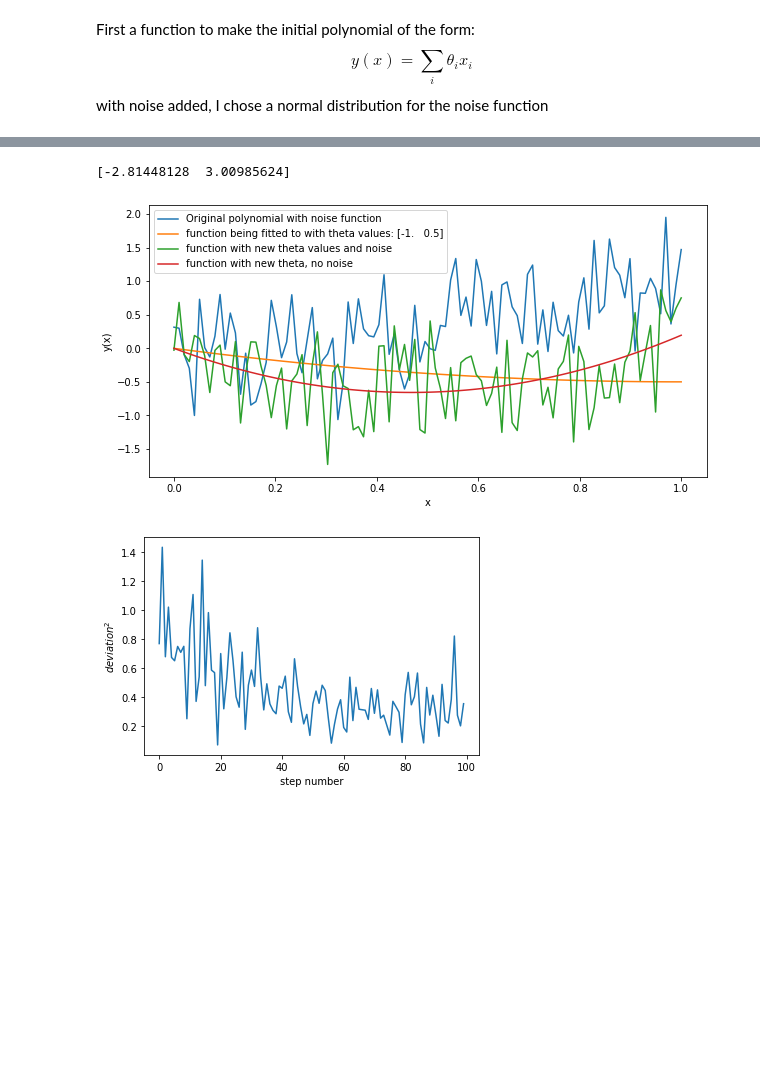
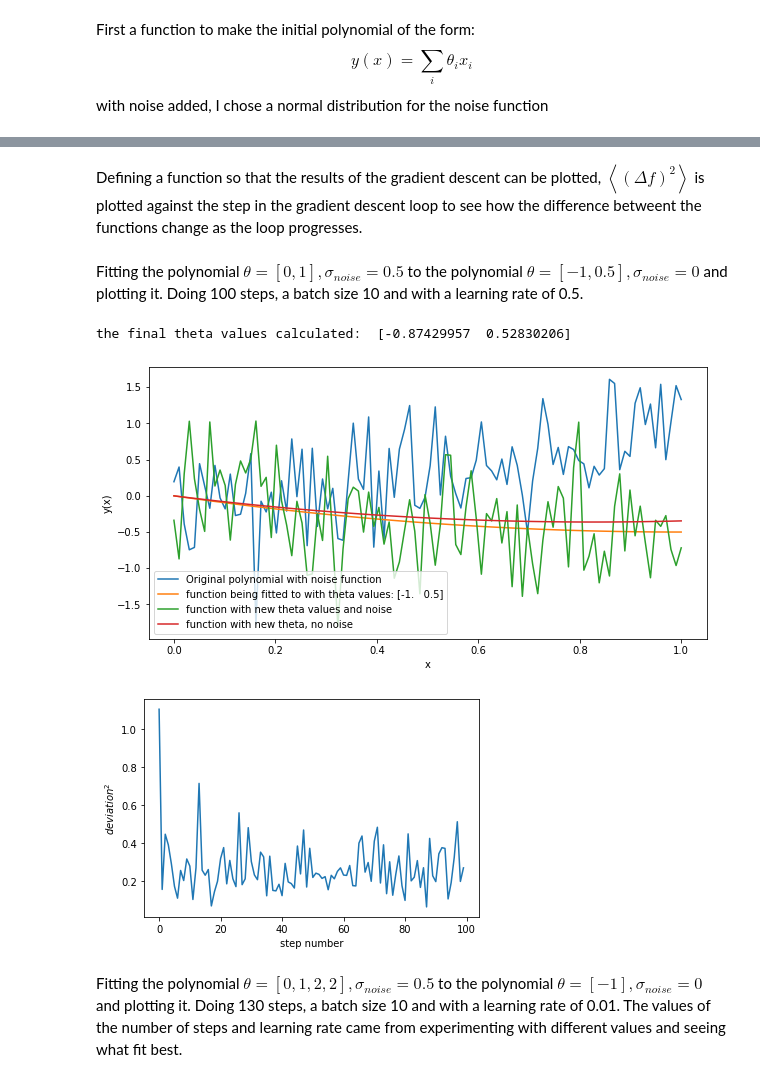
Before and after one commit to logansdmi/CurveFitting, a Jupyter notebook: CurveFitting.ipynb, the cells around one changed output, grey strips where cells are left out. Saved outputs shown, nothing was run; the diff lists cells and outputs as text; code cells hidden in the pictures; blank space fills up the shorter version.

```diff
--- a/CurveFitting.ipynb
+++ b/CurveFitting.ipynb
@@ -29,6 +31,6 @@ def polyModelWithNoise(x,theta,sigma):
 # %%
 # setting initial values
-theta = np.array([0,1,2,3])
+theta = np.array([0,1])
 x=np.linspace(0,1,100)
 
 
@@ -43,18 +47,18 @@ Text(0.5, 1.0, 'polynomial with theta as [0,1] and noise sigma as 0.5')
 # %%
 def polyGradient(x,theta):
   ''' inputs: x - array of x values, theta - array of theta values
-  outputs array of the gradient of the polynomial with respect to each theta input'''
+  outputs: array of the gradient of the polynomial with respect to each theta input'''
 
   terms = np.array([])
   y = np.array([])
   for l in range(len(theta)):
     thetaInter = theta[l]
-    theta[l] = 0
+    theta[l] = 1 # changes the theta value that the function is being differentiated by to one
     for j in range(len(x)):
       terms = 0
       for i in range(len(theta)):
         terms = np.append(terms,theta[i]*(x[j]**(i+1)))
       y = np.append(y,np.sum(terms))
-    theta[l] = thetaInter
+    theta[l] = thetaInter # changes the theta values back to the originals
 
   return y.reshape(len(theta),len(x))
@@ -104,0 +96,2 @@ def graphs(x,theta,newTheta,thetaModel,sigma,steps):
+# %% [markdown]
+Defining a function so that the results of the gradient descent can be plotted, $\left< (\Delta f)^2\right>$ is plotted against the step in the gradient descent loop to see how the difference betweent the functions change as the loop progresses.
@@ -105,24 +116,28 @@ def graphs(x,theta,newTheta,thetaModel,sigma,steps):
+# %% [markdown]
+Fitting the polynomial $\theta = [0,1], \sigma_{noise} = 0.5$ to the polynomial $\theta = [-1,0.5], \sigma_{noise} = 0$ and plotting it. Doing 100 steps, a batch size 10 and with a learning rate of 0.5.
 # %%
 # setting variables needed for the gradient descent function
 steps = 100
-eta = 0.1
+eta = 0.5
 numx = 10
 theta = np.array([0,1])
 sigma = 0.5
 thetaModel = np.array([-1,0.5])
 
 # using function to get new theta values
 newTheta = gradDescent(steps,eta,numx,theta,sigma,thetaModel)[0]
-print(newTheta)
+print('the final theta values calculated: ',newTheta)
 
 # setting up x values to plot
 x=np.linspace(0,1,100)
 
 #plots the graphs
 graphs(x,theta,newTheta,thetaModel,sigma,steps)
 # %% [output]
-[-2.81448128  3.00985624]
+the final theta values calculated:  [-0.87429957  0.52830206]
-[figure, old version]
+[figure, new version]
-[figure, old version]
+[figure, new version]
+# %% [markdown]
+Fitting the polynomial $\theta = [0,1,2,2], \sigma_{noise} = 0.5$ to the polynomial $\theta = [-1], \sigma_{noise} = 0$ and plotting it. Doing 130 steps, a batch size 10 and with a learning rate of 0.01. The values of the number of steps and learning rate came from experimenting with different values and seeing what fit best.
 # %%
 # setting variables needed for the gradient descent function
```
Also changed, not shown: parts of 15 cells of this notebook.
